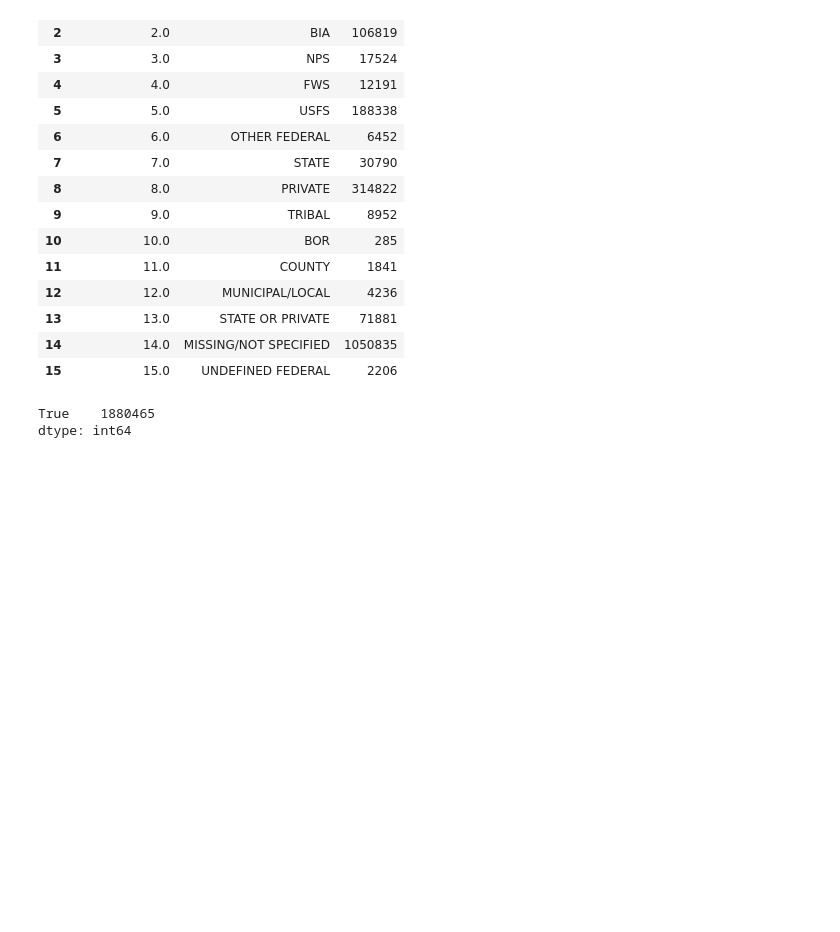
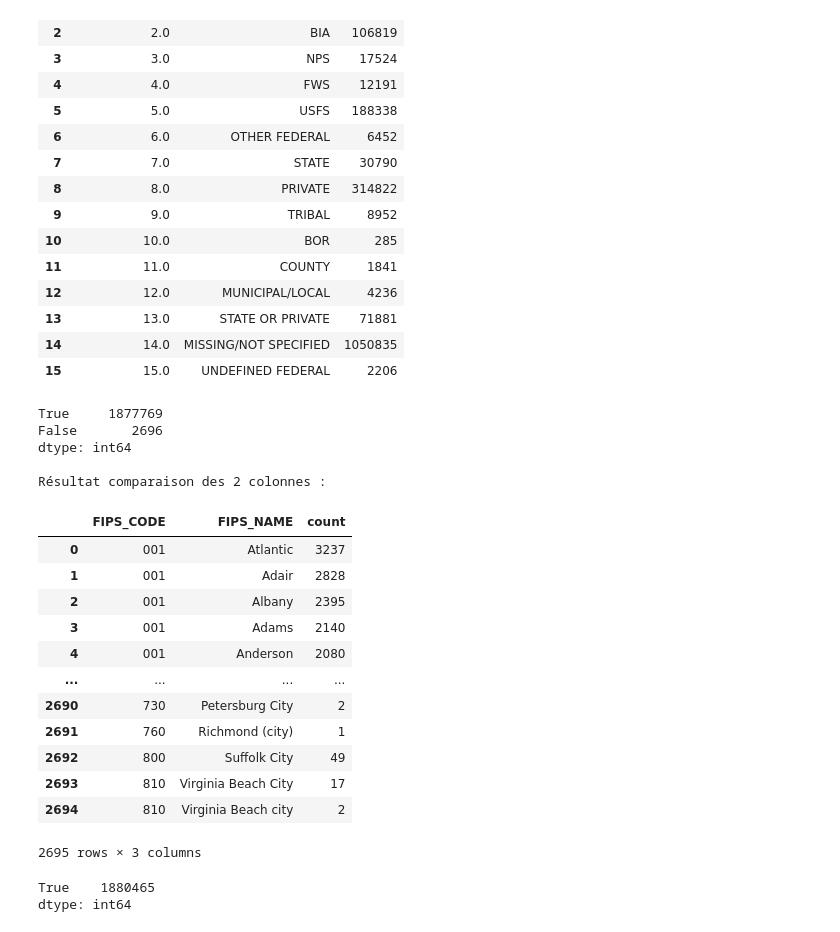
Before and after one commit to paulokmmf/Projet_DA_WILDFIRE, a Jupyter notebook: wildfire_USA.ipynb, the cells around one changed output. Drawn from its saved outputs; the diff is of its cells as text; code cells hidden in the pictures; blank space fills up the shorter version.

```diff
--- a/wildfire_USA.ipynb
+++ b/wildfire_USA.ipynb
@@ -311,6 +446,33 @@ Résultat comparaison des 2 colonnes :
 | 13 | 13.0 | STATE OR PRIVATE | 71881 |
 | 14 | 14.0 | MISSING/NOT SPECIFIED | 1050835 |
 | 15 | 15.0 | UNDEFINED FEDERAL | 2206 |
+# %%
+# Est ce qu'une valeur donnée dans la colonne FIPS_CODE correspond à une valeur spécifique de la colonne FIPS_NAME ?
+fips = pd.DataFrame(fires['FIPS_CODE']).join(fires['FIPS_NAME'])
+print(fips.duplicated().value_counts(), '\n')
+group_by_fips = fips.groupby(['FIPS_CODE'], as_index = False).value_counts()
+print('Résultat comparaison des 2 colonnes :')
+group_by_fips
+# Pour cette variable également on s'aperçoit qu'un code ne correspond pas à un seul nom et inversement.
+# %% [output]
+True     1877769
+False       2696
+dtype: int64
+
+Résultat comparaison des 2 colonnes :
+|  | FIPS_CODE | FIPS_NAME | count |
+| 0 | 001 | Atlantic | 3237 |
+| 1 | 001 | Adair | 2828 |
+| 2 | 001 | Albany | 2395 |
+| 3 | 001 | Adams | 2140 |
+| 4 | 001 | Anderson | 2080 |
+| ... | ... | ... | ... |
+| 2690 | 730 | Petersburg City | 2 |
+| 2691 | 760 | Richmond (city) | 1 |
+| 2692 | 800 | Suffolk City | 49 |
+| 2693 | 810 | Virginia Beach City | 17 |
+| 2694 | 810 | Virginia Beach city | 2 |
+2695 rows × 3 columns
 # %%
 # Est ce que la variable FIRE_SIZE_CLASS correspond à la variable FIRE_SIZE ?
 # Création d'une colonne
```
Also changed, not shown: parts of 42 cells of this notebook.
